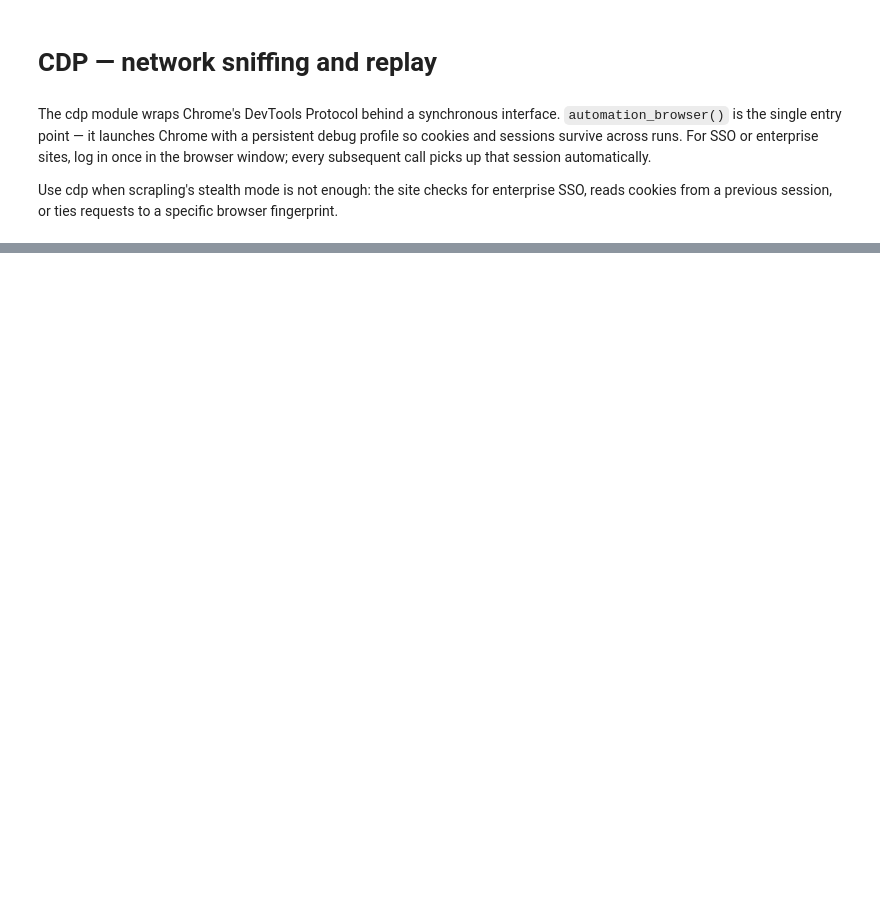
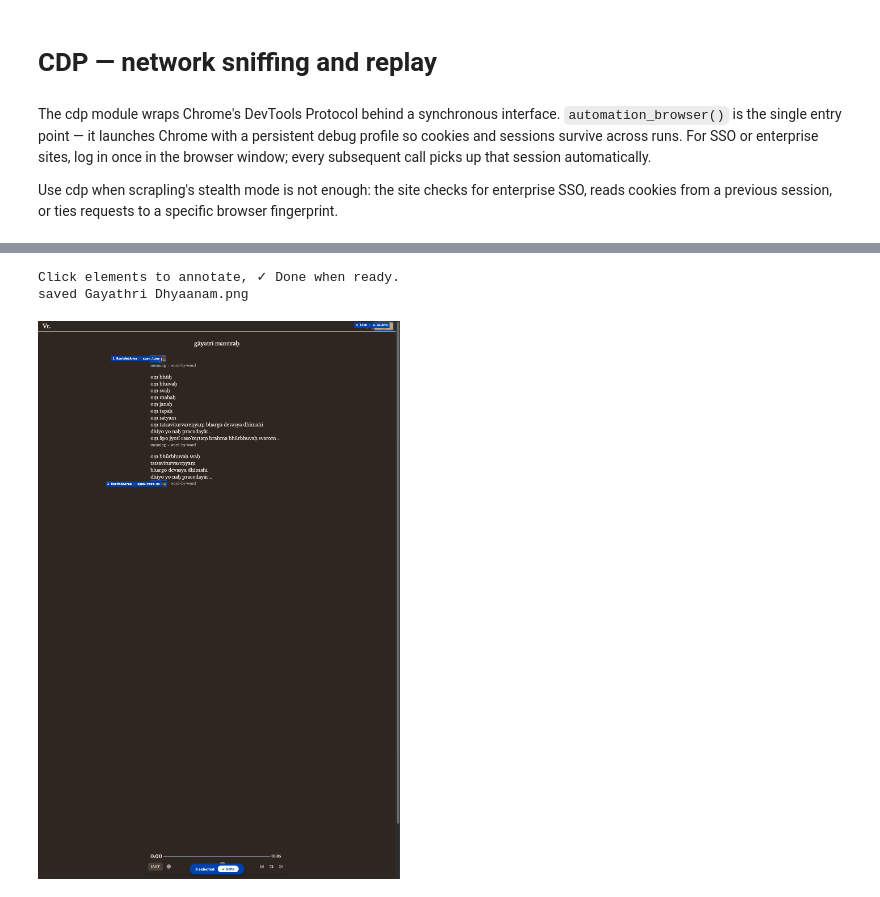
Before and after one commit to vedicreader/fossick, a Jupyter notebook: nbs/01_cdp.ipynb, the cells around one changed output, grey strips where cells are left out. Cells and saved outputs as stored; diff of their text form; code cells hidden in the pictures; blank space fills up the shorter version.

```diff
--- a/nbs/01_cdp.ipynb
+++ b/nbs/01_cdp.ipynb
@@ -454,3 +415,12 @@ Verification is also a sticking point. When a LLM can trivially verify a task, l
+# %%
+#| eval: false
+img, elements = syncy(page.annotate(save_dir='shots'))
+img.height, img.width = 400, 200
+img
+# %% [output]
+Click elements to annotate, ✓ Done when ready.
+saved Gayathri Dhyaanam.png
+[figure, added]
 # %%
 #| hide
 import nbdev; nbdev.nbdev_export()
```
Also changed, not shown: parts of 44 cells of this notebook, 14 other files.
